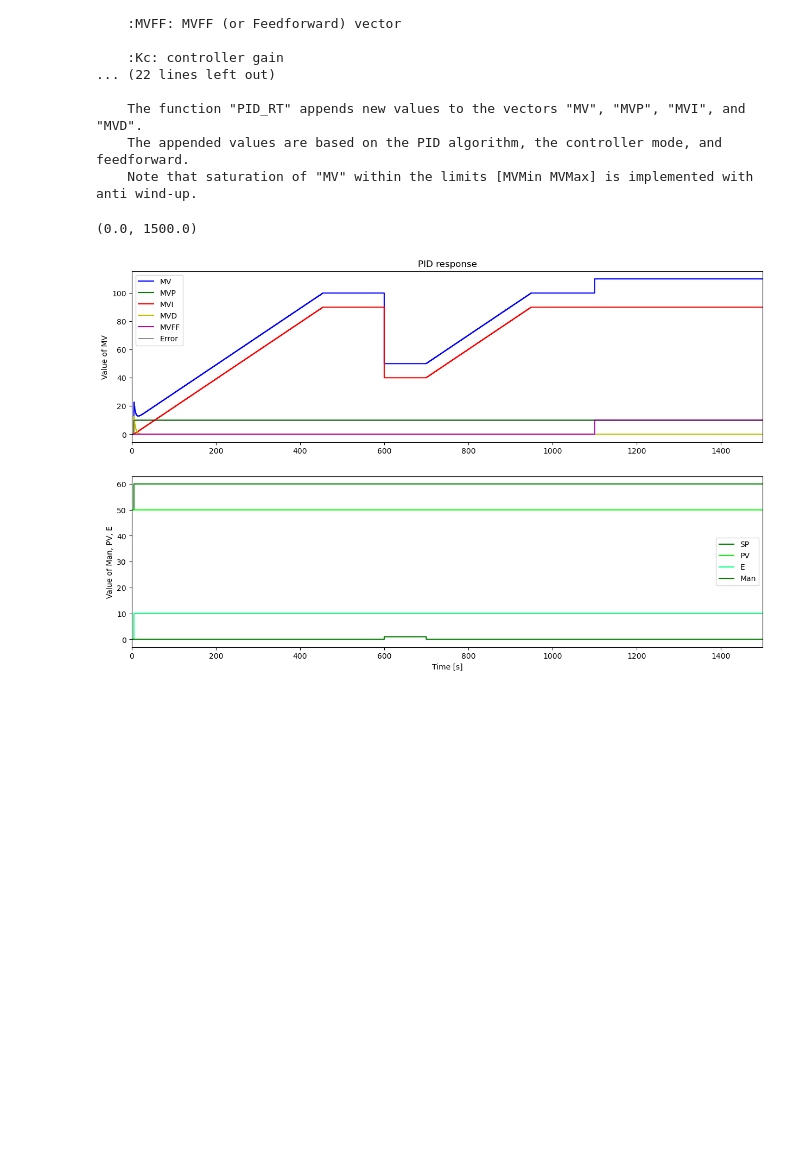
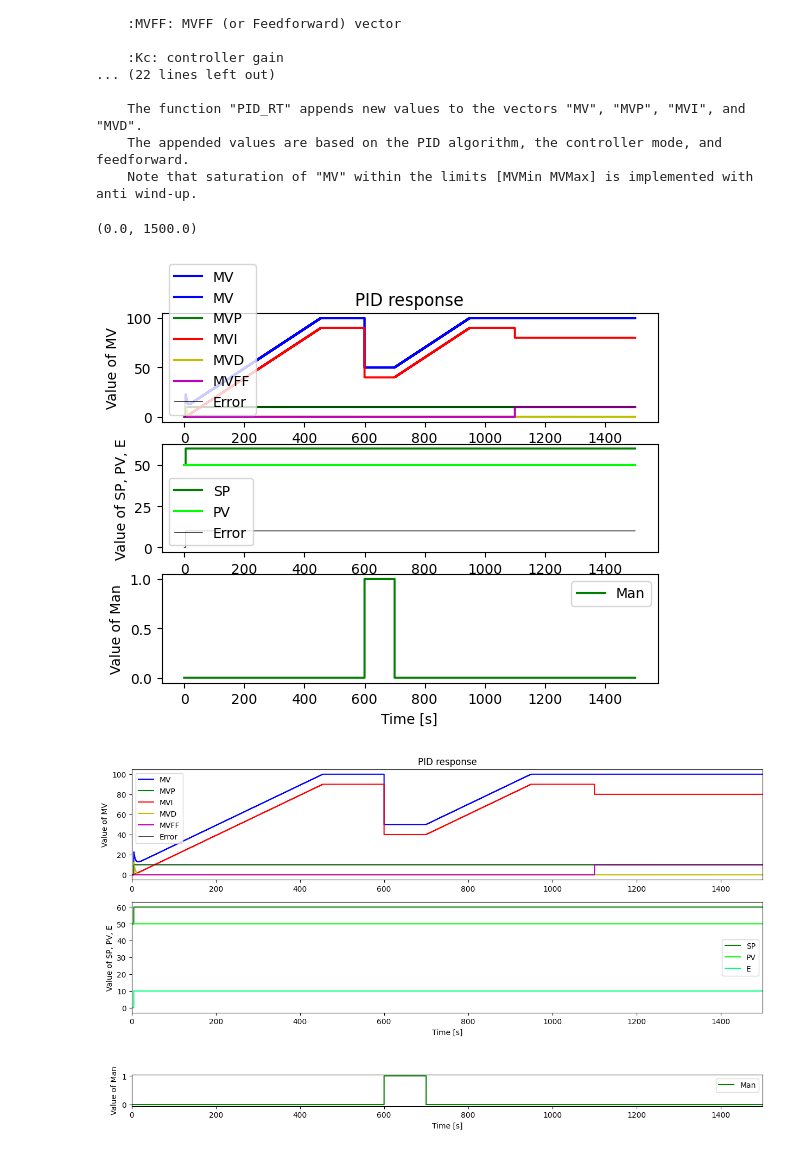
Before and after one commit to hctel/TCLab_software_V4, a Jupyter notebook: package_LAB.ipynb, the cells around one changed output. Drawn from its saved outputs; the diff is of its cells as text; code cells hidden in the pictures; blank space fills up the shorter version.

Commit message:
add 2 matplotlib graph method

```diff
--- a/package_LAB.ipynb
+++ b/package_LAB.ipynb
@@ -163,38 +163,61 @@ print(MVP)
 print(MVI)
 print(MVD)'
 '''
 
+# comparer les 2 méthodes de graph
+
+fig, ((ax1,ax2,ax3)) = plt.subplots(nrows=3, ncols=1)
+ax1.step(t,MV,'b-',label='MV',where='post')
+ax1.step(t,MV,'b-',label='MV',where='post')
+ax1.step(t,MVP,'g-',label='MVP',where='post')
+ax1.step(t,MVI,'r-',label='MVI',where='post')
+ax1.step(t,MVD,'y-',label='MVD',where='post')
+ax1.step(t,MVFF,'m-',label='MVFF',where='post')
+ax1.step(t,E,'k-',linewidth=0.5,label='Error',where='post')
+ax1.set(ylabel='Value of MV')
+ax1.set_title('PID response')
+ax1.legend(loc='best')
+
+ax2.step(t,SP,'g-',label='SP',where='post')
+ax2.step(t,PV,'lime',label='PV',where='post')
+ax2.step(t,E,'k-',linewidth=0.5,label='Error',where='post')
+ax2.set(xlabel='Time [s]', ylabel='Value of SP, PV, E')
+ax2.legend(loc='best')
+
+ax3.step(t,Man,'g-',label='Man',where='post')
+ax3.set(xlabel='Time [s]', ylabel='Value of Man')
+ax3.legend(loc='best')
+
 plt.figure(figsize = (15,9))
-
-plt.subplot(2,1,1)
-#plt.step(t,SP,'b-',label='SP',where='post')
-#plt.step(t,PV,'b-',label='PV',where='post')
+plt.subplot(3,1,1)
 plt.step(t,MV,'b-',label='MV',where='post')
 plt.step(t,MVP,'g-',label='MVP',where='post')
 plt.step(t,MVI,'r-',label='MVI',where='post')
 plt.step(t,MVD,'y-',label='MVD',where='post')
 plt.step(t,MVFF,'m-',label='MVFF',where='post')
 plt.step(t,E,'k-',linewidth=0.5,label='Error',where='post')
 plt.ylabel('Value of MV')
 plt.title('PID response')
 plt.legend(loc='best')
 plt.xlim([0, TSim])
 
-plt.subplot(2,1,2)
+plt.subplot(3,1,2)
 plt.step(t,SP,'g-',label='SP',where='post')
 plt.step(t,PV,'lime',label='PV',where='post')
 plt.step(t,E,'springgreen',label='E',where='post')
 plt.ylabel('Value of SP, PV, E')
 plt.xlabel('Time [s]')
 plt.legend(loc='best')
 plt.xlim([0, TSim])
 
-plt.subplot(2,1,2) # à mettre dans3eme cadre
+c = plt.subplot(3,1,3)
+c.set_box_aspect(0.05)
 plt.step(t,Man,'g-',label='Man',where='post')
-plt.ylabel('Value of Man, PV, E')
+plt.ylabel('Value of Man')
 plt.xlabel('Time [s]')
 plt.legend(loc='best')
 plt.xlim([0, TSim])
 # %% [output]
 (0.0, 1500.0)
-[figure, old version]
+[figure, new version]
+[figure, added]
```
Also changed, not shown: parts of 1 cell of this notebook.
